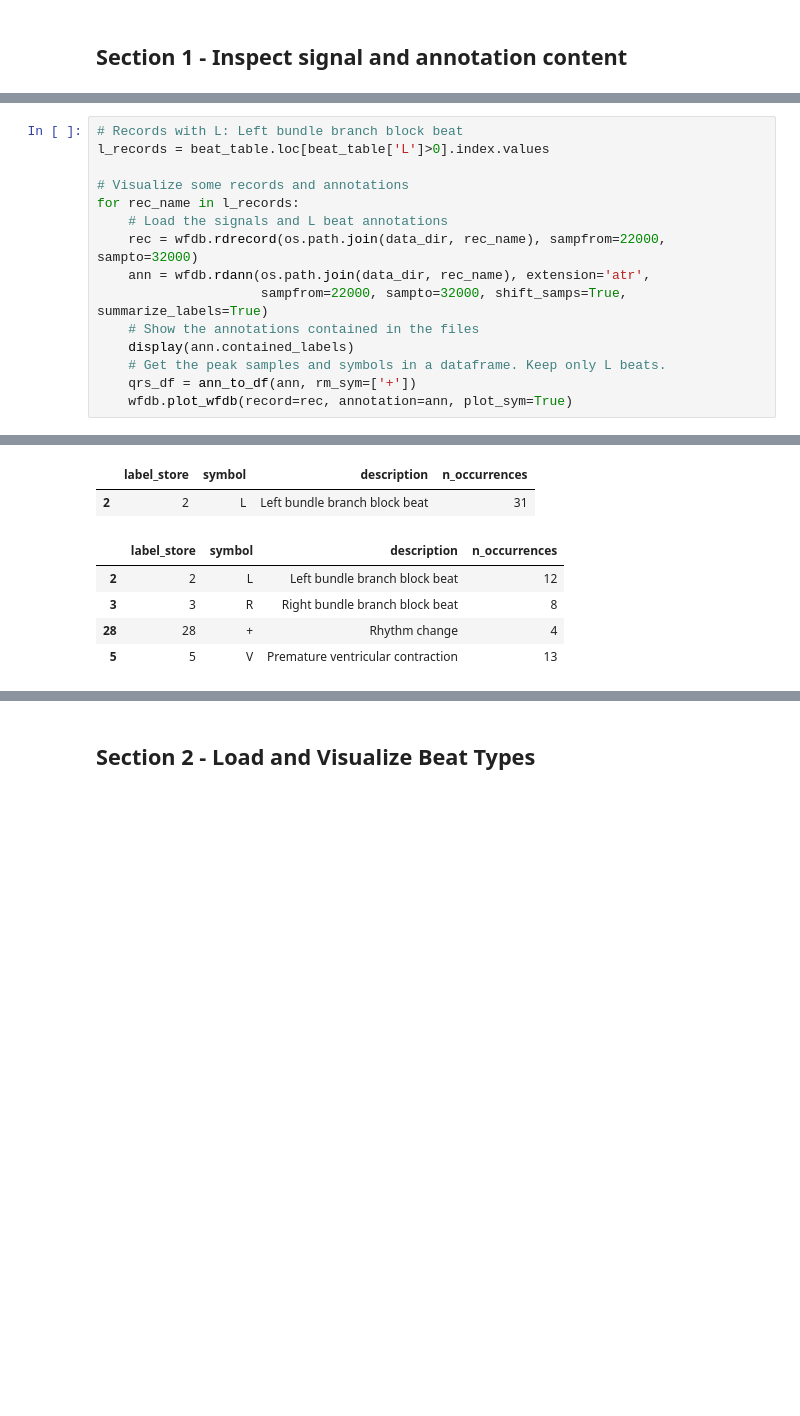
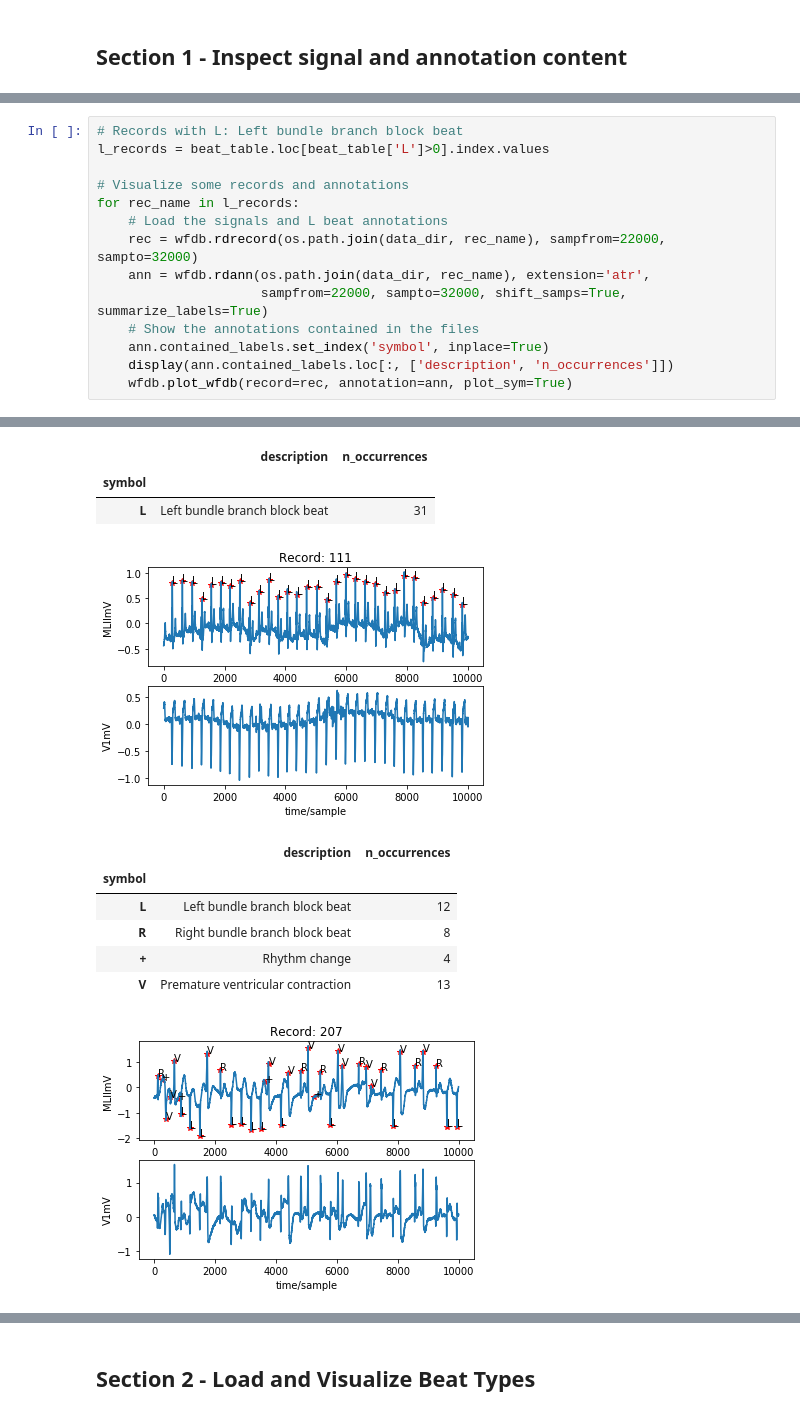
Before and after one commit to cx1111/beat-classifier, a Jupyter notebook: analysis/0-explore.ipynb, the cells around one changed output, grey strips where cells are left out. Saved outputs shown, nothing was run; the diff lists cells and outputs as text; blank space fills up the shorter version.

```diff
--- a/analysis/0-explore.ipynb
+++ b/analysis/0-explore.ipynb
@@ -34,8 +54,7 @@ for rec_name in l_records:
     ann = wfdb.rdann(os.path.join(data_dir, rec_name), extension='atr',
                      sampfrom=22000, sampto=32000, shift_samps=True, summarize_labels=True)
     # Show the annotations contained in the files
-    display(ann.contained_labels)
-    # Get the peak samples and symbols in a dataframe. Keep only L beats.
-    qrs_df = ann_to_df(ann, rm_sym=['+'])
+    ann.contained_labels.set_index('symbol', inplace=True)
+    display(ann.contained_labels.loc[:, ['description', 'n_occurrences']])
     wfdb.plot_wfdb(record=rec, annotation=ann, plot_sym=True)
 # %% [output]
@@ -45,7 +66,11 @@ for rec_name in l_records:
-|  | label_store | symbol | description | n_occurrences |
-| 2 | 2 | L | Left bundle branch block beat | 31 |
+|  | description | n_occurrences |
+| symbol |  |  |
+| L | Left bundle branch block beat | 31 |
+[figure, added]
-|  | label_store | symbol | description | n_occurrences |
-| 2 | 2 | L | Left bundle branch block beat | 12 |
-| 3 | 3 | R | Right bundle branch block beat | 8 |
-| 28 | 28 | + | Rhythm change | 4 |
-| 5 | 5 | V | Premature ventricular contraction | 13 |
+|  | description | n_occurrences |
+| symbol |  |  |
+| L | Left bundle branch block beat | 12 |
+| R | Right bundle branch block beat | 8 |
+| + | Rhythm change | 4 |
+| V | Premature ventricular contraction | 13 |
+[figure, added]
```
Also changed, not shown: parts of 10 cells of this notebook, 13 other files.
